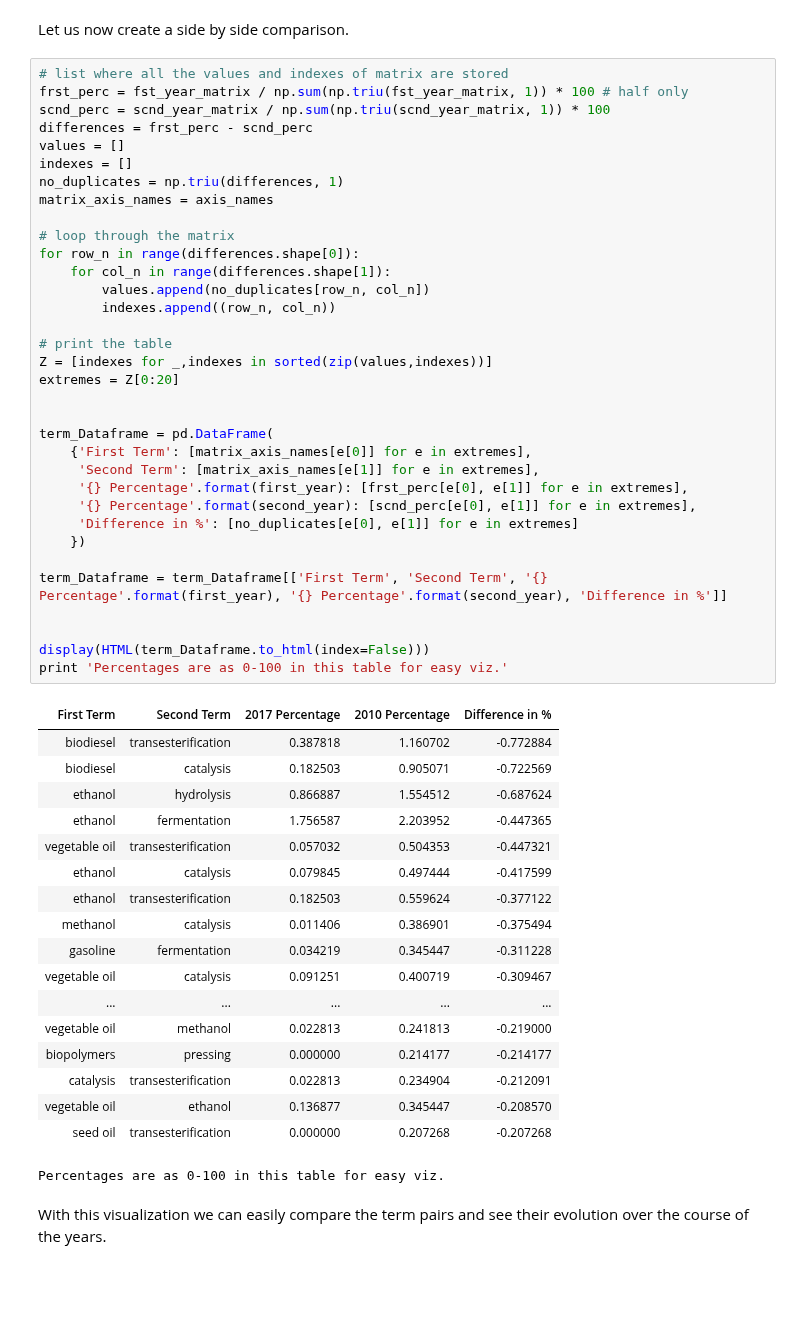
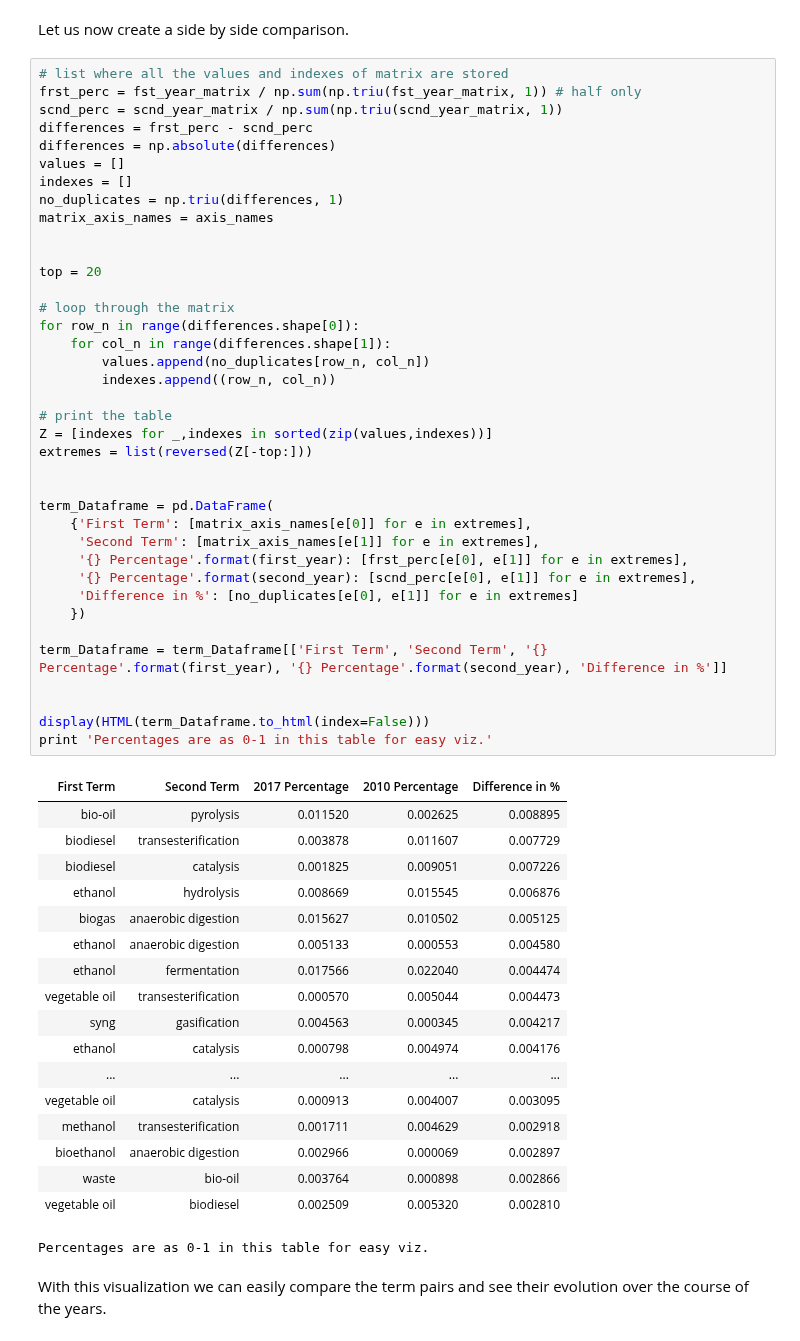
Before and after one commit to duarteocarmo/technological_capabilities, a Jupyter notebook: notebooks/2_2_Capability Correlations_Time.ipynb, the cells around one changed output. Cells and saved outputs as stored; diff of their text form; blank space fills up the shorter version.

Commit message:
updated year differences table

```diff
--- a/notebooks/2_2_Capability Correlations_Time.ipynb
+++ b/notebooks/2_2_Capability Correlations_Time.ipynb
@@ -1014,56 +1014,60 @@ We can make two observations:
 Let us now create a side by side comparison.
 # %%
 # list where all the values and indexes of matrix are stored
-frst_perc = fst_year_matrix / np.sum(np.triu(fst_year_matrix, 1)) * 100 # half only
-scnd_perc = scnd_year_matrix / np.sum(np.triu(scnd_year_matrix, 1)) * 100
+frst_perc = fst_year_matrix / np.sum(np.triu(fst_year_matrix, 1)) # half only
+scnd_perc = scnd_year_matrix / np.sum(np.triu(scnd_year_matrix, 1))
 differences = frst_perc - scnd_perc
+differences = np.absolute(differences)
 values = []
 indexes = []
 no_duplicates = np.triu(differences, 1)
 matrix_axis_names = axis_names
+
+
+top = 20
 
 # loop through the matrix
 for row_n in range(differences.shape[0]):
     for col_n in range(differences.shape[1]):
         values.append(no_duplicates[row_n, col_n])
         indexes.append((row_n, col_n))
 
 # print the table
 Z = [indexes for _,indexes in sorted(zip(values,indexes))]
-extremes = Z[0:20]
+extremes = list(reversed(Z[-top:]))
 
 
 term_Dataframe = pd.DataFrame(
     {'First Term': [matrix_axis_names[e[0]] for e in extremes],
      'Second Term': [matrix_axis_names[e[1]] for e in extremes],
      '{} Percentage'.format(first_year): [frst_perc[e[0], e[1]] for e in extremes],
      '{} Percentage'.format(second_year): [scnd_perc[e[0], e[1]] for e in extremes],
      'Difference in %': [no_duplicates[e[0], e[1]] for e in extremes]
     })
 
 term_Dataframe = term_Dataframe[['First Term', 'Second Term', '{} Percentage'.format(first_year), '{} Percentage'.format(second_year), 'Difference in %']]
 
 
 display(HTML(term_Dataframe.to_html(index=False)))
-print 'Percentages are as 0-100 in this table for easy viz.'
+print 'Percentages are as 0-1 in this table for easy viz.'
 # %% [output]
 | First Term | Second Term | 2017 Percentage | 2010 Percentage | Difference in % |
-| biodiesel | transesterification | 0.387818 | 1.160702 | -0.772884 |
-| biodiesel | catalysis | 0.182503 | 0.905071 | -0.722569 |
-| ethanol | hydrolysis | 0.866887 | 1.554512 | -0.687624 |
-| ethanol | fermentation | 1.756587 | 2.203952 | -0.447365 |
-| vegetable oil | transesterification | 0.057032 | 0.504353 | -0.447321 |
-| ethanol | catalysis | 0.079845 | 0.497444 | -0.417599 |
-| ethanol | transesterification | 0.182503 | 0.559624 | -0.377122 |
-| methanol | catalysis | 0.011406 | 0.386901 | -0.375494 |
-| gasoline | fermentation | 0.034219 | 0.345447 | -0.311228 |
-| vegetable oil | catalysis | 0.091251 | 0.400719 | -0.309467 |
+| bio-oil | pyrolysis | 0.011520 | 0.002625 | 0.008895 |
+| biodiesel | transesterification | 0.003878 | 0.011607 | 0.007729 |
+| biodiesel | catalysis | 0.001825 | 0.009051 | 0.007226 |
+| ethanol | hydrolysis | 0.008669 | 0.015545 | 0.006876 |
+| biogas | anaerobic digestion | 0.015627 | 0.010502 | 0.005125 |
+| ethanol | anaerobic digestion | 0.005133 | 0.000553 | 0.004580 |
+| ethanol | fermentation | 0.017566 | 0.022040 | 0.004474 |
+| vegetable oil | transesterification | 0.000570 | 0.005044 | 0.004473 |
+| syng | gasification | 0.004563 | 0.000345 | 0.004217 |
+| ethanol | catalysis | 0.000798 | 0.004974 | 0.004176 |
 | ... | ... | ... | ... | ... |
-| vegetable oil | methanol | 0.022813 | 0.241813 | -0.219000 |
-| biopolymers | pressing | 0.000000 | 0.214177 | -0.214177 |
-| catalysis | transesterification | 0.022813 | 0.234904 | -0.212091 |
-| vegetable oil | ethanol | 0.136877 | 0.345447 | -0.208570 |
-| seed oil | transesterification | 0.000000 | 0.207268 | -0.207268 |
+| vegetable oil | catalysis | 0.000913 | 0.004007 | 0.003095 |
+| methanol | transesterification | 0.001711 | 0.004629 | 0.002918 |
+| bioethanol | anaerobic digestion | 0.002966 | 0.000069 | 0.002897 |
+| waste | bio-oil | 0.003764 | 0.000898 | 0.002866 |
+| vegetable oil | biodiesel | 0.002509 | 0.005320 | 0.002810 |
-Percentages are as 0-100 in this table for easy viz.
+Percentages are as 0-1 in this table for easy viz.
 # %% [markdown]
 With this visualization we can easily compare the term pairs and see their evolution over the course of the years.
```
